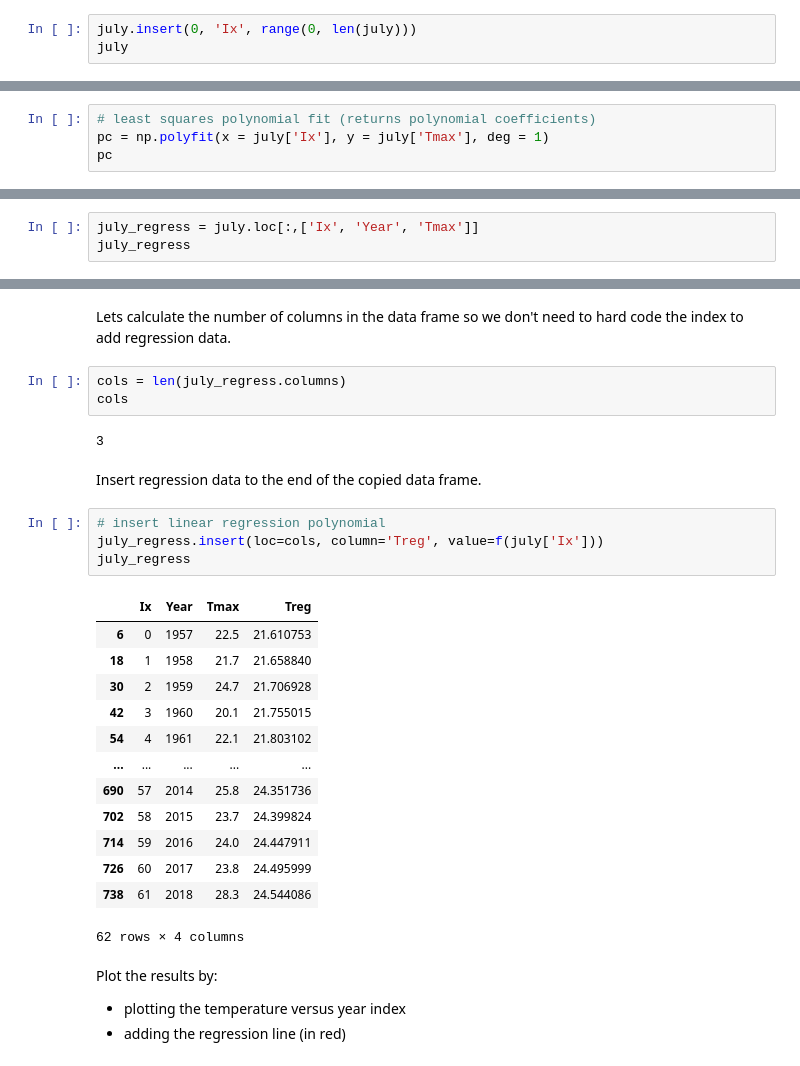
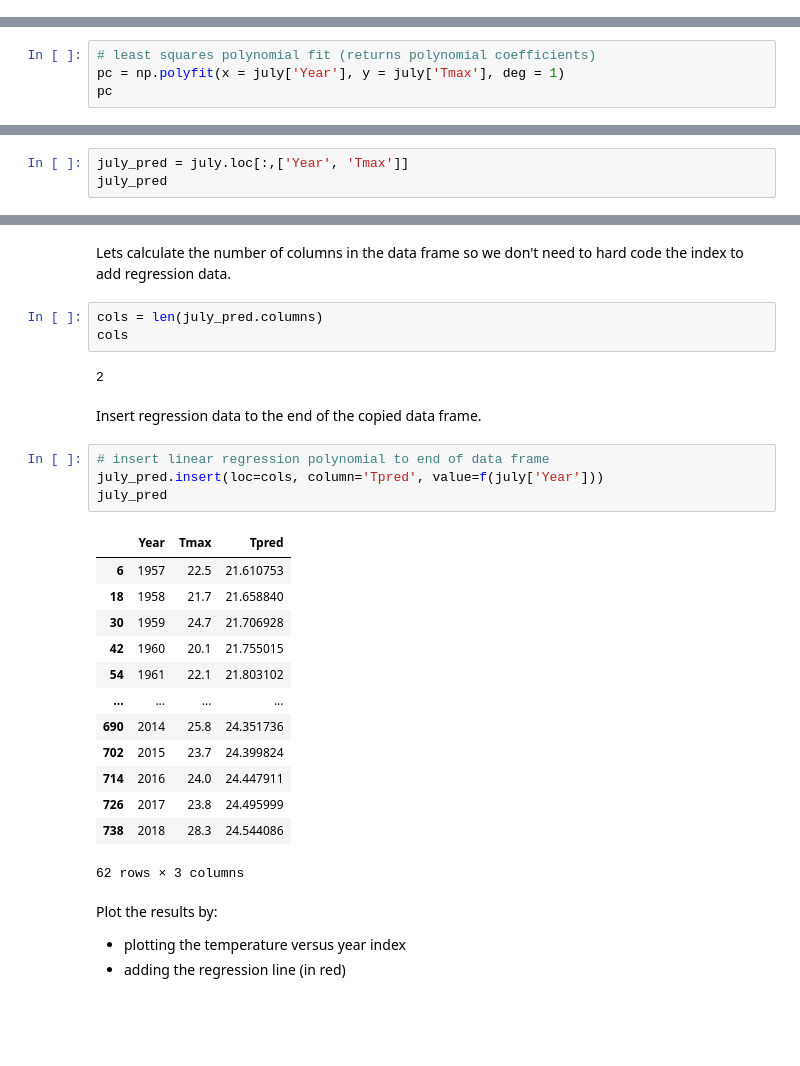
Before and after one commit to frankhjung/jupyter-examples, a Jupyter notebook: linear_regression_numpy.ipynb, the cells around one changed output, grey strips where cells are left out. Cells and saved outputs as stored; diff of their text form; blank space fills up the shorter version.

```diff
--- a/linear_regression_numpy.ipynb
+++ b/linear_regression_numpy.ipynb
@@ -63,3 +60,0 @@ Add a year index to the July dataframe. We will use this index for the maximum t
-# %%
-july.insert(0, 'Ix', range(0, len(july)))
-july
@@ -94,5 +75,5 @@ Copy July data frame as we are about to insert the regression data.
 # %%
 # least squares polynomial fit (returns polynomial coefficients)
-pc = np.polyfit(x = july['Ix'], y = july['Tmax'], deg = 1)
+pc = np.polyfit(x = july['Year'], y = july['Tmax'], deg = 1)
 pc
 # %% [output]
@@ -106,6 +87,6 @@ poly1d([ 0.04808743, 21.61075269])
 # %% [markdown]
 Copy July as we are about to append to it.
 # %%
-july_regress = july.loc[:,['Ix', 'Year', 'Tmax']]
-july_regress
+july_pred = july.loc[:,['Year', 'Tmax']]
+july_pred
 # %% [output]
@@ -125,30 +106,30 @@ july_regress
 # %% [markdown]
 Lets calculate the number of columns in the data frame so we don't need to hard code the index to add regression data.
 # %%
-cols = len(july_regress.columns)
+cols = len(july_pred.columns)
 cols
 # %% [output]
-3
+2
 # %% [markdown]
 Insert regression data to the end of the copied data frame.
 # %%
-# insert linear regression polynomial
-july_regress.insert(loc=cols, column='Treg', value=f(july['Ix']))
-july_regress
+# insert linear regression polynomial to end of data frame
+july_pred.insert(loc=cols, column='Tpred', value=f(july['Year']))
+july_pred
 # %% [output]
-|  | Ix | Year | Tmax | Treg |
-| 6 | 0 | 1957 | 22.5 | 21.610753 |
-| 18 | 1 | 1958 | 21.7 | 21.658840 |
-| 30 | 2 | 1959 | 24.7 | 21.706928 |
-| 42 | 3 | 1960 | 20.1 | 21.755015 |
-| 54 | 4 | 1961 | 22.1 | 21.803102 |
-| ... | ... | ... | ... | ... |
-| 690 | 57 | 2014 | 25.8 | 24.351736 |
-| 702 | 58 | 2015 | 23.7 | 24.399824 |
-| 714 | 59 | 2016 | 24.0 | 24.447911 |
-| 726 | 60 | 2017 | 23.8 | 24.495999 |
-| 738 | 61 | 2018 | 28.3 | 24.544086 |
+|  | Year | Tmax | Tpred |
+| 6 | 1957 | 22.5 | 21.610753 |
+| 18 | 1958 | 21.7 | 21.658840 |
+| 30 | 1959 | 24.7 | 21.706928 |
+| 42 | 1960 | 20.1 | 21.755015 |
+| 54 | 1961 | 22.1 | 21.803102 |
+| ... | ... | ... | ... |
+| 690 | 2014 | 25.8 | 24.351736 |
+| 702 | 2015 | 23.7 | 24.399824 |
+| 714 | 2016 | 24.0 | 24.447911 |
+| 726 | 2017 | 23.8 | 24.495999 |
+| 738 | 2018 | 28.3 | 24.544086 |
-62 rows × 4 columns
+62 rows × 3 columns
 # %% [markdown]
 Plot the results by:
 
```
Also changed, not shown: parts of 18 cells of this notebook, 1 other file.
